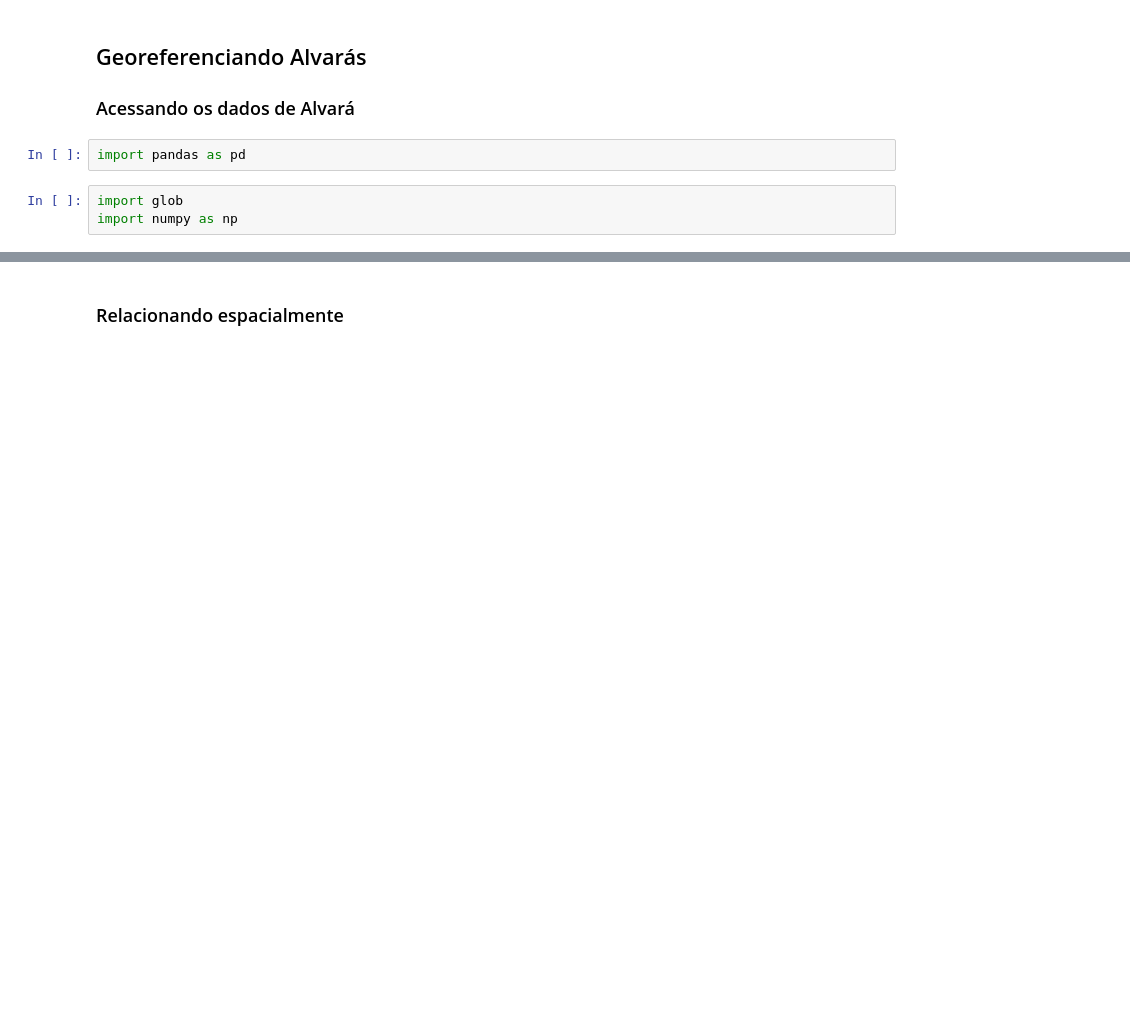
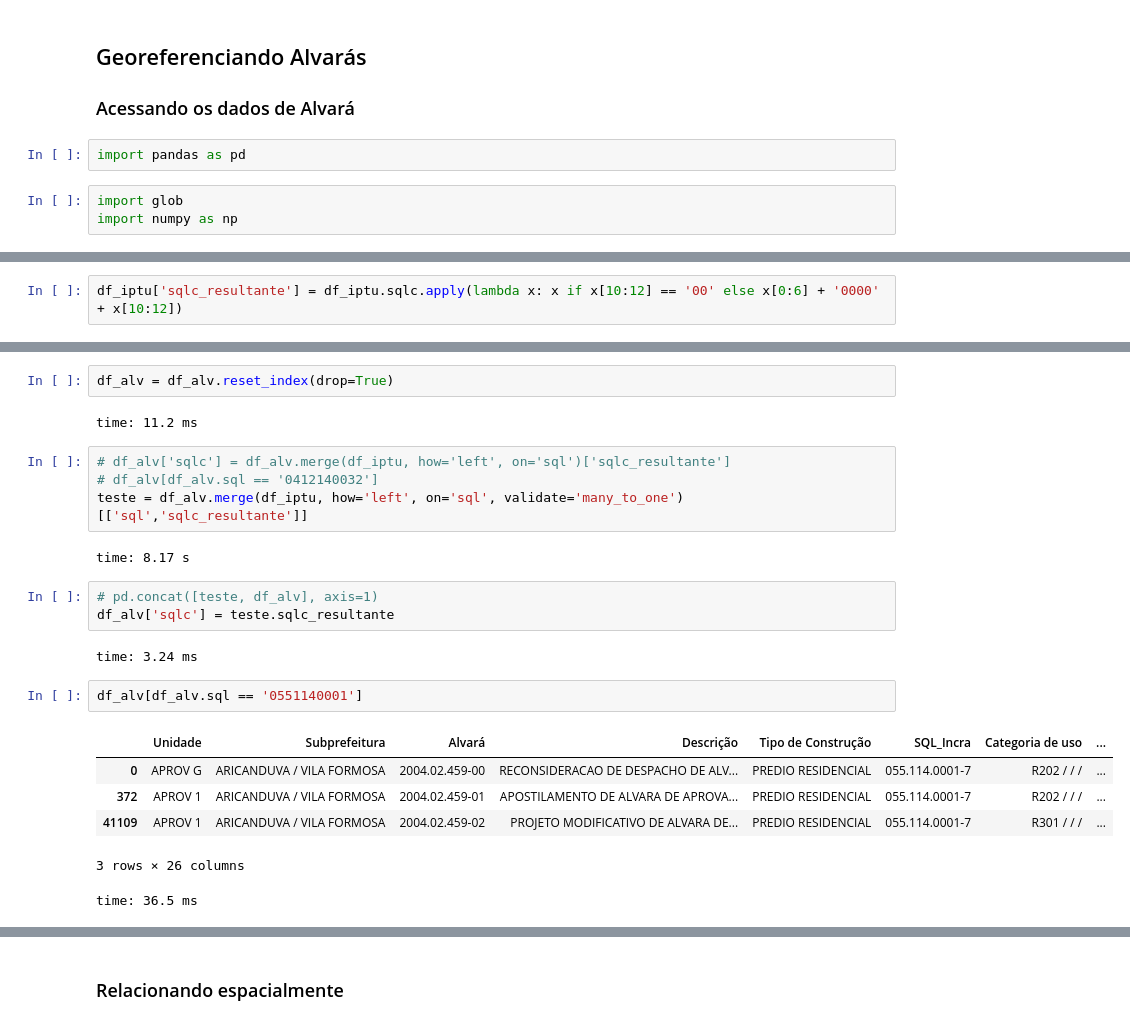
Before and after one commit to geoinfo-smdu/aprovacao-de-alvaras, a Jupyter notebook: Georeferenciando alvarás.ipynb, the cells around one changed output, grey strips where cells are left out. Saved outputs shown, nothing was run; the diff lists cells and outputs as text; blank space fills up the shorter version.

```diff
--- a/Georeferenciando alvarás.ipynb
+++ b/Georeferenciando alvarás.ipynb
@@ -111,0 +355,2 @@ df_alv = frame
+# %%
+df_iptu['sqlc_resultante'] = df_iptu.sqlc.apply(lambda x: x if x[10:12] == '00' else x[0:6] + '0000' + x[10:12])
@@ -111,0 +437,24 @@ df_alv = frame
+# %%
+df_alv = df_alv.reset_index(drop=True)
+# %% [output]
+time: 11.2 ms
+# %%
+# df_alv['sqlc'] = df_alv.merge(df_iptu, how='left', on='sql')['sqlc_resultante']
+# df_alv[df_alv.sql == '0412140032']
+teste = df_alv.merge(df_iptu, how='left', on='sql', validate='many_to_one')[['sql','sqlc_resultante']]
+# %% [output]
+time: 8.17 s
+# %%
+# pd.concat([teste, df_alv], axis=1)
+df_alv['sqlc'] = teste.sqlc_resultante
+# %% [output]
+time: 3.24 ms
+# %%
+df_alv[df_alv.sql == '0551140001']
+# %% [output]
+|  | Unidade | Subprefeitura | Alvará | Descrição | Tipo de Construção | SQL_Incra | Categoria de uso | ... |
+| 0 | APROV G | ARICANDUVA / VILA FORMOSA | 2004.02.459-00 | RECONSIDERACAO DE DESPACHO DE ALV... | PREDIO RESIDENCIAL | 055.114.0001-7 | R202 / / / | ... |
+| 372 | APROV 1 | ARICANDUVA / VILA FORMOSA | 2004.02.459-01 | APOSTILAMENTO DE ALVARA DE APROVA... | PREDIO RESIDENCIAL | 055.114.0001-7 | R202 / / / | ... |
+| 41109 | APROV 1 | ARICANDUVA / VILA FORMOSA | 2004.02.459-02 | PROJETO MODIFICATIVO DE ALVARA DE... | PREDIO RESIDENCIAL | 055.114.0001-7 | R301 / / / | ... |
+3 rows × 26 columns
+time: 36.5 ms
```
Also changed, not shown: parts of 95 cells of this notebook, 5 other files.
